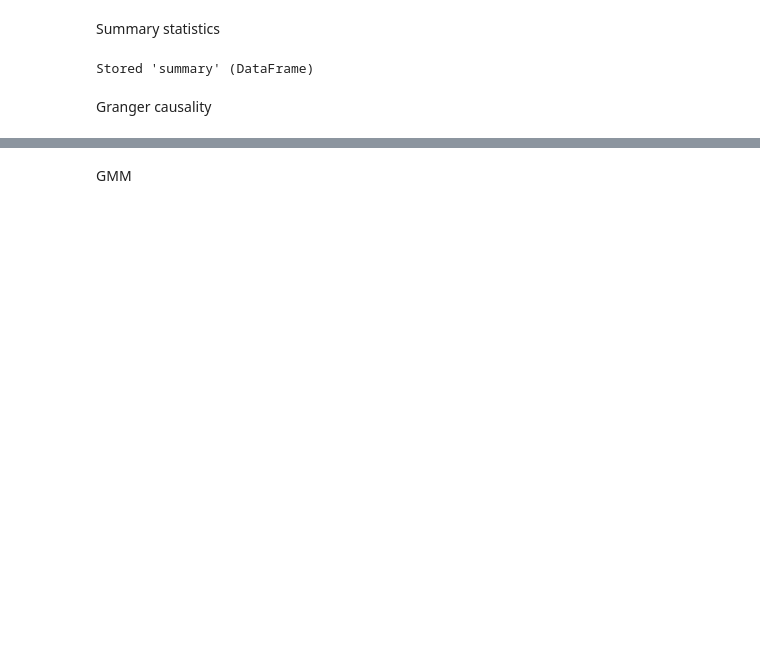
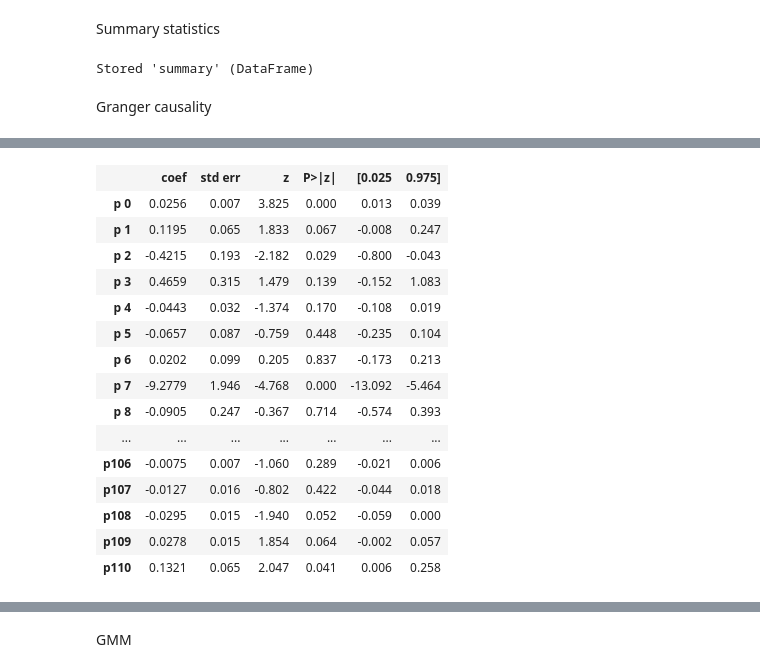
Before and after one commit to HXuanheng/macro-fundamental-factors, a Jupyter notebook: code/do_analysis/do_analysis.ipynb, the cells around one changed output, grey strips where cells are left out. Drawn from its saved outputs; the diff is of its cells as text; code cells hidden in the pictures; blank space fills up the shorter version.

Commit message:
stacked gmm commit

```diff
--- a/code/do_analysis/do_analysis.ipynb
+++ b/code/do_analysis/do_analysis.ipynb
@@ -15,7 +16,7 @@ from statsmodels.sandbox.regression import gmm
 # %%
 # Set the start and end dates of the analysis period
-start_date = pd.to_datetime('1978-01-01')
-# start_date = pd.to_datetime('1975-01-01')
+# start_date = pd.to_datetime('1978-01-01')
+start_date = pd.to_datetime('1975-01-01')
 end_date = pd.to_datetime('2008-04-30')
 # %%
 ts = pd.read_csv(resource + 'time_series.csv', parse_dates=['date'], index_col=['date'])
@@ -166,6 +296,7 @@ Stored 'summary' (DataFrame)
 Granger causality
 # %%
 # Create VAR model with constant term
-model = VAR(ts2[['hml','smb','mom','myp','ui','dsv','ats','sts','fx']])
-var = model.fit(maxlags=1, trend='c')
-%store var
+# model = VAR(ts2[['hml','smb','mom','myp','ui','dsv','ats','sts','fx']])
+# var = model.fit(maxlags=1, trend='c')
+# %store var
+# var.summary()
@@ -173,0 +334,72 @@ Stored 'var' (VARResultsWrapper)
+# %%
+mimick = ts2[['log_indprod_growth_nextyear',
+                    'ex_mkt',
+                   'ex_b10ret',
+                   'ex_b5ret',
+                #    'ex_high_yd_bd_ret',
+                   'ex_gold_ret',
+                   'slope_ex_mkt_87',
+                   'slope_ex_mkt_9602',
+                   'rf',
+                   'lag_10y_3m_gov_bd_yd',
+                   'lag_1y_3m_gov_bd_yd',
+                   'lag_Baa_Aaa_bd_yd',
+                   'lag_sp_div_yd',
+                   'log_indprod_growth_lastyear',
+                   'infl_lastyear',
+                   'ex_mkt_lastyear',
+                   'lag_ex_mkt',
+                   'lag_ex_b10ret',
+                   'lag_ex_b5ret',
+                   'lag_ex_gold_ret',
+                   'lag_slope_ex_mkt_87',
+                   'lag_slope_ex_mkt_9602'
+                   ]].values
+T,K = mimick.shape
+# mimick_endog = ts2[['log_indprod_growth_nextyear']].values
+var_exog = ts2[['hml','smb','mom','ui','dsv','ats','sts','fx']].values
+T,M = var_exog.shape
+
+
+class var(GMM):
+    def momcond(self, params):
+        var_exog = self.exog
+        y = self.endog
+        mimick = self.instrument
+        coeff = squeeze(array(params))
+
+        # first stage
+        mimick_endog = mimick[:,0]
+        mimick_exog = mimick[:,1:]
+        mimick_exog = sm.add_constant(mimick_exog)
+        T,K = mimick_exog.shape
+        mimick_exog = reshape(mimick_exog,(T,K))
+        mimick_endog = reshape(mimick_endog,(T,1))
+        mimick_coeff = coeff[:K]
+        mimick_coeff = reshape(mimick_coeff,(K,1))
+        mimick_err = (mimick_endog - mimick_exog @ mimick_coeff)
+        moments1 = mimick_exog * kron(mimick_err,ones((1,K)))
+        moments1 = moments1[1:] # delete the first row
+
+        # compute myp
+        myp = mimick[:, 1:7] @ mimick_coeff[1:7]
+
+        # var
+        var_exog = column_stack((myp, var_exog))
+        var_lag = var_exog[:-1]
+        var_lag = sm.add_constant(var_lag)
+        var_exog = var_exog[1:]
+        T,M = var_exog.shape
+        T,N = var_lag.shape
+        var_exog = reshape(var_exog,(T,M))
+        var_lag = reshape(var_lag,(T,N))
+        var_coeff = params[K:]
+        var_coeff = reshape(var_coeff,(N,M))
+        var_err = (var_exog - var_lag @ var_coeff)
+        moments2 = tile(var_lag, (1, M)) * kron(var_err,ones((1,N)))
+        return column_stack((moments1,moments2))
+
+var_mod = var(endog=zeros(var_exog.shape[0]), exog=var_exog, instrument=mimick)
+var_fit = var_mod.fit(start_params=zeros(K+(M+1)*(M+2)), maxiter=1, inv_weights=eye(K+(M+1)*(M+2)), optim_method='bfgs', optim_args={'gtol': 1e-15, 'maxiter': 10000})
+var_fit.summary()
+# %% [output]
@@ -173,0 +418,16 @@ Stored 'var' (VARResultsWrapper)
+|  | coef | std err | z | P>|z| | [0.025 | 0.975] |
+| p 0 | 0.0256 | 0.007 | 3.825 | 0.000 | 0.013 | 0.039 |
+| p 1 | 0.1195 | 0.065 | 1.833 | 0.067 | -0.008 | 0.247 |
+| p 2 | -0.4215 | 0.193 | -2.182 | 0.029 | -0.800 | -0.043 |
+| p 3 | 0.4659 | 0.315 | 1.479 | 0.139 | -0.152 | 1.083 |
+| p 4 | -0.0443 | 0.032 | -1.374 | 0.170 | -0.108 | 0.019 |
+| p 5 | -0.0657 | 0.087 | -0.759 | 0.448 | -0.235 | 0.104 |
+| p 6 | 0.0202 | 0.099 | 0.205 | 0.837 | -0.173 | 0.213 |
+| p 7 | -9.2779 | 1.946 | -4.768 | 0.000 | -13.092 | -5.464 |
+| p 8 | -0.0905 | 0.247 | -0.367 | 0.714 | -0.574 | 0.393 |
+| ... | ... | ... | ... | ... | ... | ... |
+| p106 | -0.0075 | 0.007 | -1.060 | 0.289 | -0.021 | 0.006 |
+| p107 | -0.0127 | 0.016 | -0.802 | 0.422 | -0.044 | 0.018 |
+| p108 | -0.0295 | 0.015 | -1.940 | 0.052 | -0.059 | 0.000 |
+| p109 | 0.0278 | 0.015 | 1.854 | 0.064 | -0.002 | 0.057 |
+| p110 | 0.1321 | 0.065 | 2.047 | 0.041 | 0.006 | 0.258 |
```
Also changed, not shown: parts of 14 cells of this notebook, 28 other files.
